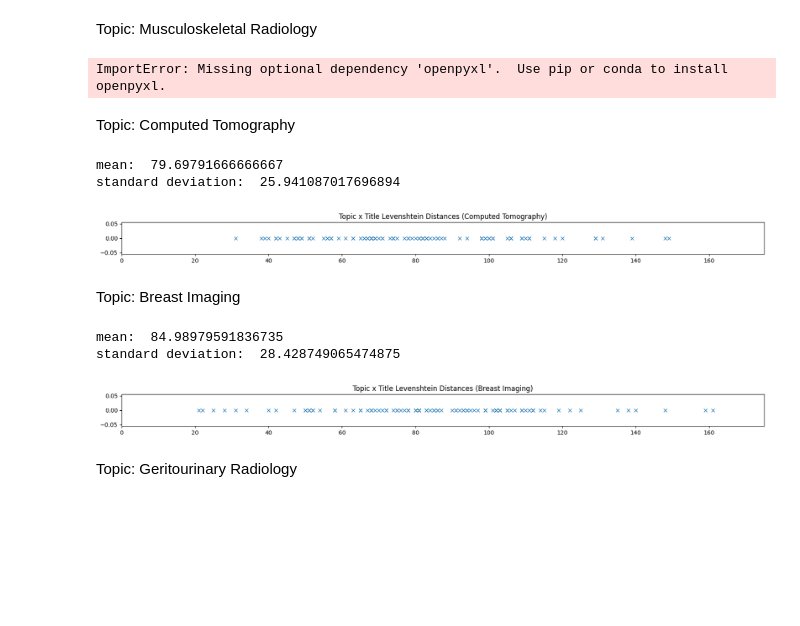
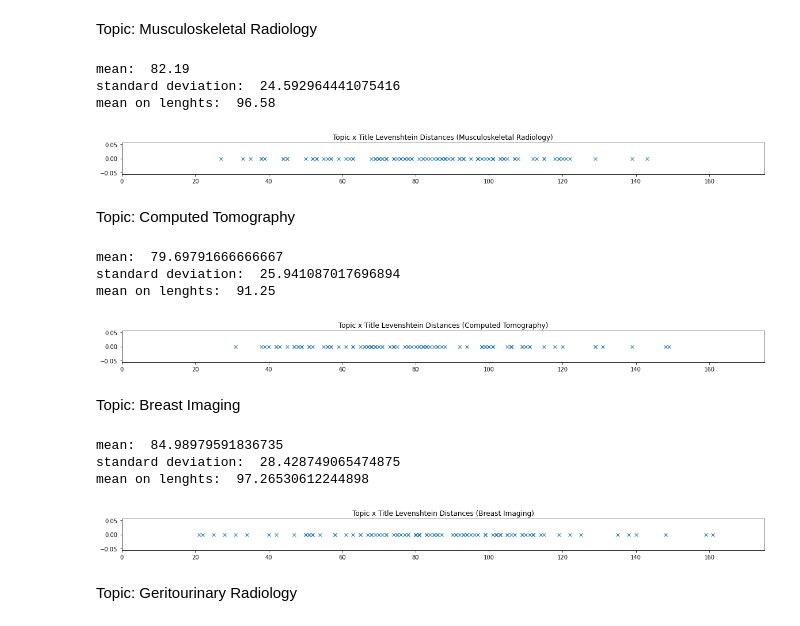
Before and after one commit to mmouru/nlp-text-categorization, a Jupyter notebook: step2.ipynb, the cells around one changed output. Saved outputs shown, nothing was run; the diff lists cells and outputs as text; code cells hidden in the pictures; blank space fills up the shorter version.

Commit message:
Compute title lenghts to determine correlation to edit distances

```diff
--- a/step2.ipynb
+++ b/step2.ipynb
@@ -59,25 +59,31 @@ Topic: Musculoskeletal Radiology
 # %%
 topic = topics["mk"] # fetch topic
 
 mk_sheet = pd.read_excel(db_file, sheet_name="mk")
 titleLDs = []
+titleLens = []
 
 # title levenshtein distances
 for title in mk_sheet.title:
     titleLDs.append(levenshtein_distance(title, topic.lower()))
+    titleLens.append(len(title))
 
 # means and SDs
 print("mean: ", np.mean(titleLDs))
 print("standard deviation: ", np.std(titleLDs))
+print("mean on lenghts: ", np.mean(titleLens))
 
 # visualize in 1D graph
 fig, ax = mp.subplots(ncols=1, nrows=1, figsize=(20, 1))
 ax.set_title("Topic x Title Levenshtein Distances (" + topic + ")")
 ax.plot(titleLDs, np.zeros_like(titleLDs) + 0, 'x')
 mp.xlim([0, 175])
 mp.show()
 # %% [output]
-ImportError: Missing optional dependency 'openpyxl'.  Use pip or conda to install openpyxl.
+mean:  82.19
+standard deviation:  24.592964441075416
+mean on lenghts:  96.58
+[figure, added]
 # %% [markdown]
 Topic: Computed Tomography
 # %%
@@ -85,14 +91,17 @@ topic = topics["ct"] # fetch topic
 
 mk_sheet = pd.read_excel(db_file, sheet_name="ct")
 titleLDs = []
+titleLens = []
 
 # title levenshtein distances
 for title in mk_sheet.title:
     titleLDs.append(levenshtein_distance(title, topic.lower()))
+    titleLens.append(len(title))
 
 # means and SDs
 print("mean: ", np.mean(titleLDs))
 print("standard deviation: ", np.std(titleLDs))
+print("mean on lenghts: ", np.mean(titleLens))
 
 # visualize in 1D graph
 fig, ax = mp.subplots(ncols=1, nrows=1, figsize=(20, 1))
@@ -103,6 +112,7 @@ mp.show()
 # %% [output]
 mean:  79.69791666666667
 standard deviation:  25.941087017696894
+mean on lenghts:  91.25
 [figure]
 # %% [markdown]
 Topic: Breast Imaging
@@ -111,14 +121,17 @@ topic = topics["br"] # fetch topic
 
 mk_sheet = pd.read_excel(db_file, sheet_name="br")
 titleLDs = []
+titleLens = []
 
 # title levenshtein distances
 for title in mk_sheet.title:
     titleLDs.append(levenshtein_distance(title, topic.lower()))
+    titleLens.append(len(title))
 
 # means and SDs
 print("mean: ", np.mean(titleLDs))
 print("standard deviation: ", np.std(titleLDs))
+print("mean on lenghts: ", np.mean(titleLens))
 
 # visualize in 1D graph
 fig, ax = mp.subplots(ncols=1, nrows=1, figsize=(20, 1))
@@ -129,6 +142,7 @@ mp.show()
 # %% [output]
 mean:  84.98979591836735
 standard deviation:  28.428749065474875
+mean on lenghts:  97.26530612244898
 [figure]
 # %% [markdown]
 Topic: Geritourinary Radiology
```
Also changed, not shown: parts of 4 cells of this notebook.
